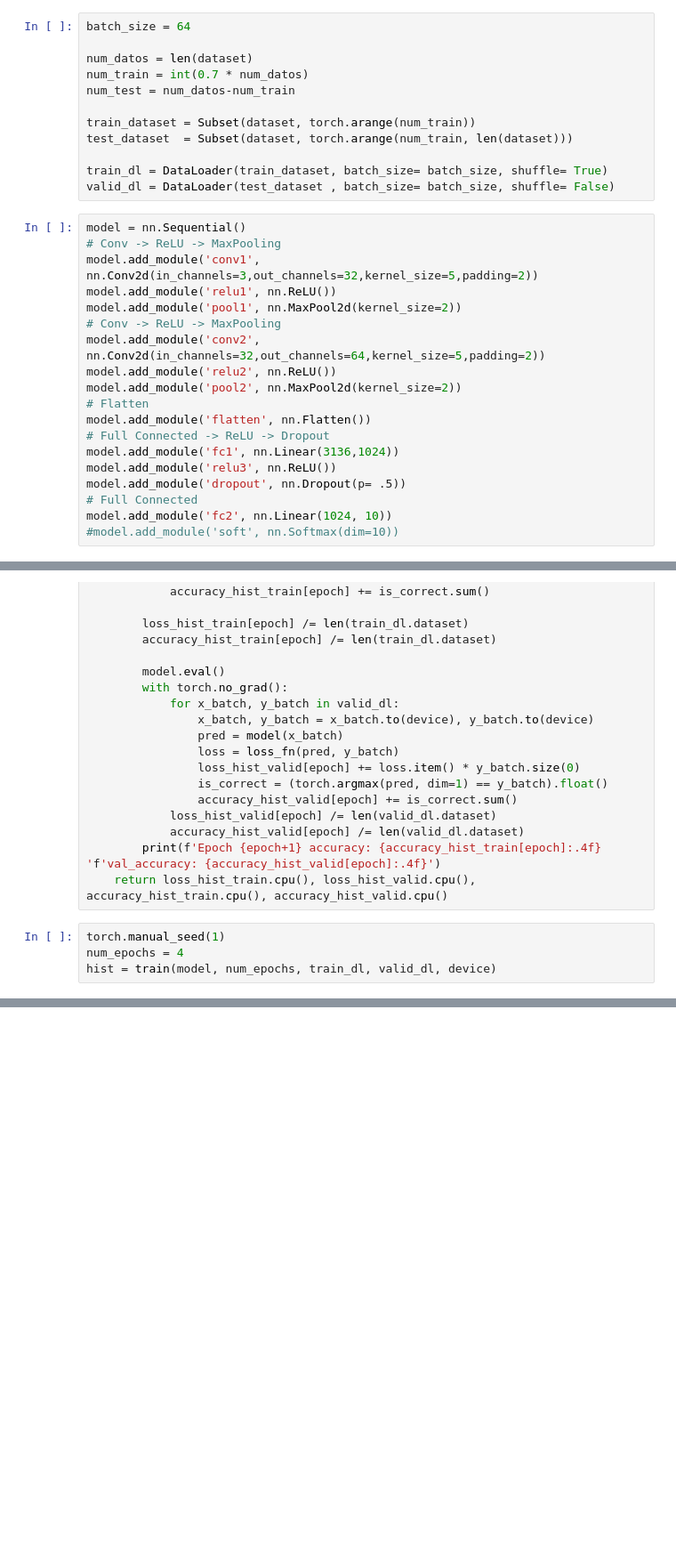
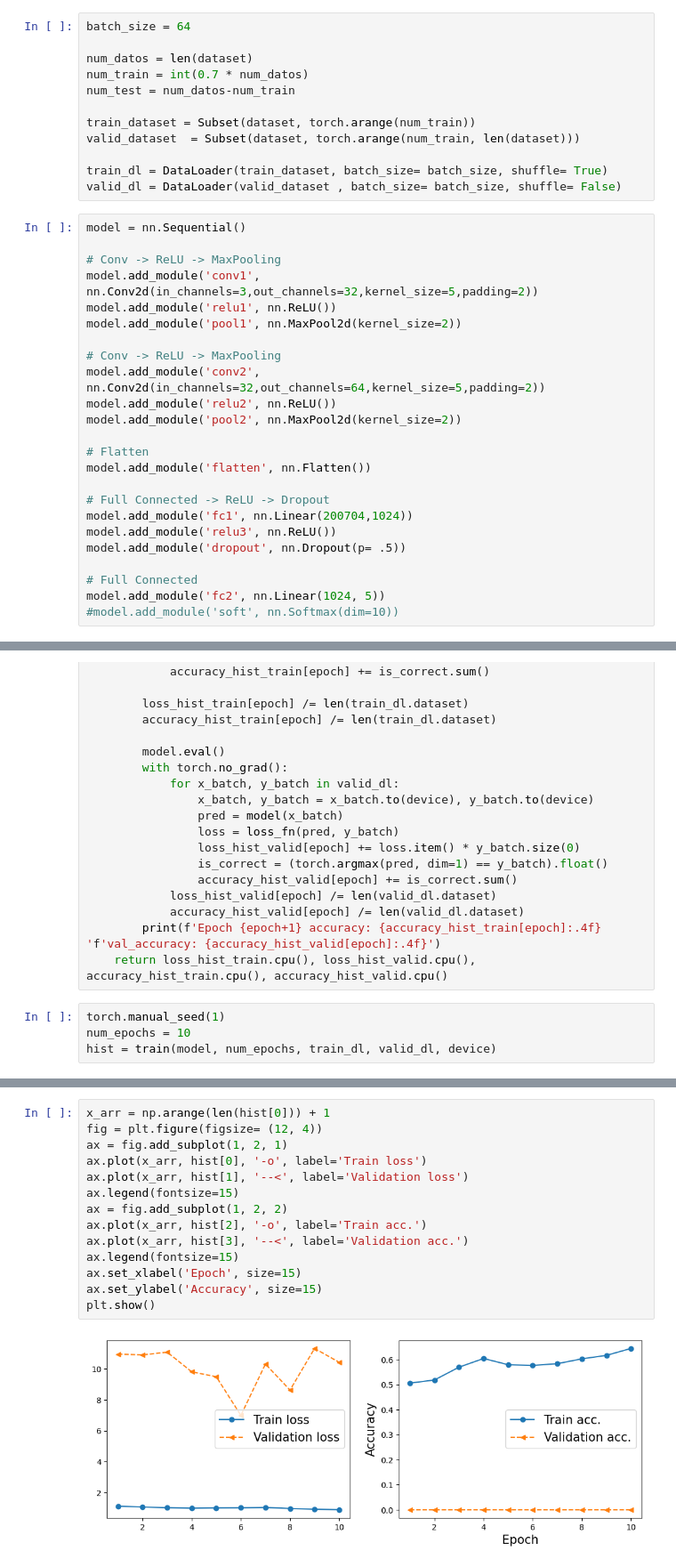
Before and after one commit to simon-FH/IMA539_Tarea2, a Jupyter notebook: Grupo_7_Tarea2.ipynb, the cells around one changed output, grey strips where cells are left out. Shown: that part at 89% size. Cells and saved outputs as stored; diff of their text form; blank space fills up the shorter version.

```diff
--- a/Grupo_7_Tarea2.ipynb
+++ b/Grupo_7_Tarea2.ipynb
@@ -28,26 +28,31 @@ num_train = int(0.7 * num_datos)
 num_test = num_datos-num_train
 
 train_dataset = Subset(dataset, torch.arange(num_train))
-test_dataset  = Subset(dataset, torch.arange(num_train, len(dataset)))
+valid_dataset  = Subset(dataset, torch.arange(num_train, len(dataset)))
 
 train_dl = DataLoader(train_dataset, batch_size= batch_size, shuffle= True)
-valid_dl = DataLoader(test_dataset , batch_size= batch_size, shuffle= False)
+valid_dl = DataLoader(valid_dataset , batch_size= batch_size, shuffle= False)
 # %%
 model = nn.Sequential()
+
 # Conv -> ReLU -> MaxPooling
 model.add_module('conv1', nn.Conv2d(in_channels=3,out_channels=32,kernel_size=5,padding=2))
 model.add_module('relu1', nn.ReLU())
 model.add_module('pool1', nn.MaxPool2d(kernel_size=2))
+
 # Conv -> ReLU -> MaxPooling
 model.add_module('conv2', nn.Conv2d(in_channels=32,out_channels=64,kernel_size=5,padding=2))
 model.add_module('relu2', nn.ReLU())
 model.add_module('pool2', nn.MaxPool2d(kernel_size=2))
+
 # Flatten
 model.add_module('flatten', nn.Flatten())
+
 # Full Connected -> ReLU -> Dropout
-model.add_module('fc1', nn.Linear(3136,1024))
+model.add_module('fc1', nn.Linear(200704,1024))
 model.add_module('relu3', nn.ReLU())
 model.add_module('dropout', nn.Dropout(p= .5))
+
 # Full Connected
-model.add_module('fc2', nn.Linear(1024, 10))
+model.add_module('fc2', nn.Linear(1024, 5))
 #model.add_module('soft', nn.Softmax(dim=10))
@@ -123,6 +132,6 @@ def train(model, num_epochs, train_dl, valid_dl, device):
     return loss_hist_train.cpu(), loss_hist_valid.cpu(), accuracy_hist_train.cpu(), accuracy_hist_valid.cpu()
 # %%
 torch.manual_seed(1)
-num_epochs = 4
+num_epochs = 10
 hist = train(model, num_epochs, train_dl, valid_dl, device)
 # %% [output]
@@ -129,0 +148,16 @@ RuntimeError: mat1 and mat2 shapes cannot be multiplied (64x200704 and 3136x1024
+# %%
+x_arr = np.arange(len(hist[0])) + 1
+fig = plt.figure(figsize= (12, 4))
+ax = fig.add_subplot(1, 2, 1)
+ax.plot(x_arr, hist[0], '-o', label='Train loss')
+ax.plot(x_arr, hist[1], '--<', label='Validation loss')
+ax.legend(fontsize=15)
+ax = fig.add_subplot(1, 2, 2)
+ax.plot(x_arr, hist[2], '-o', label='Train acc.')
+ax.plot(x_arr, hist[3], '--<', label='Validation acc.')
+ax.legend(fontsize=15)
+ax.set_xlabel('Epoch', size=15)
+ax.set_ylabel('Accuracy', size=15)
+plt.show()
+# %% [output]
+[figure, added]
```
Also changed, not shown: parts of 5 cells of this notebook, 2 other files.
